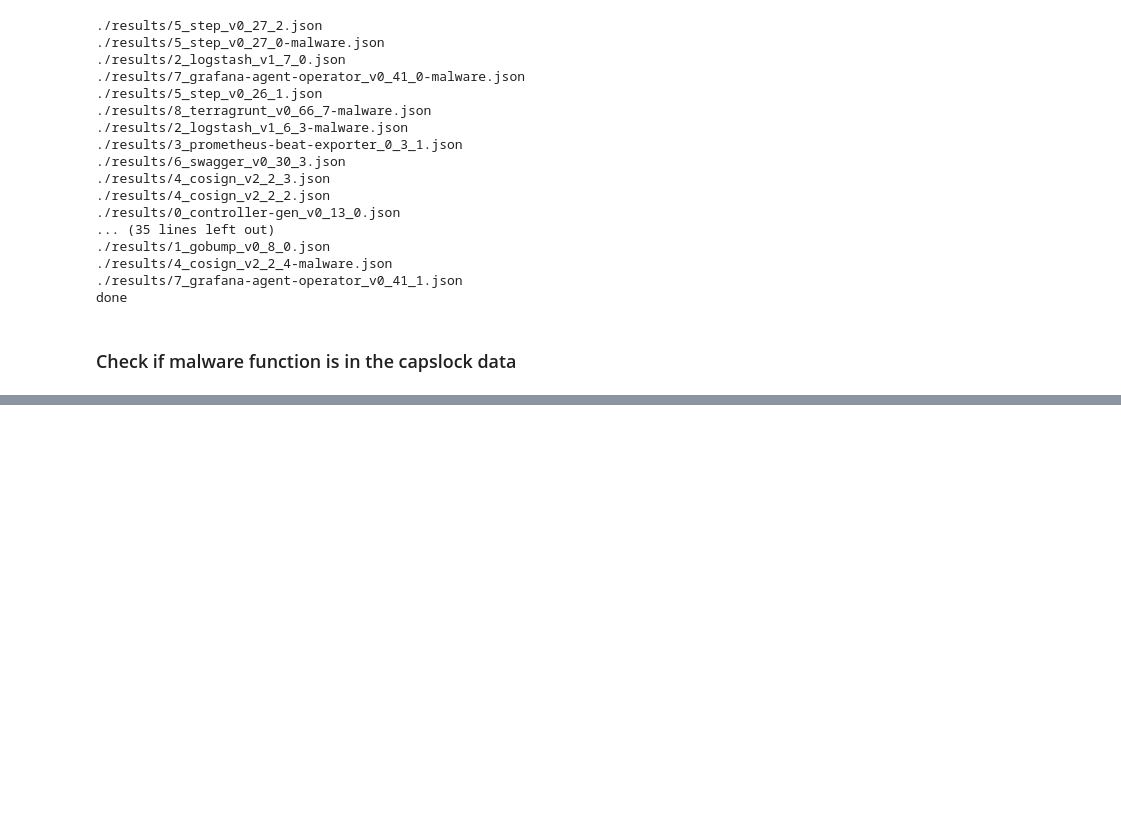
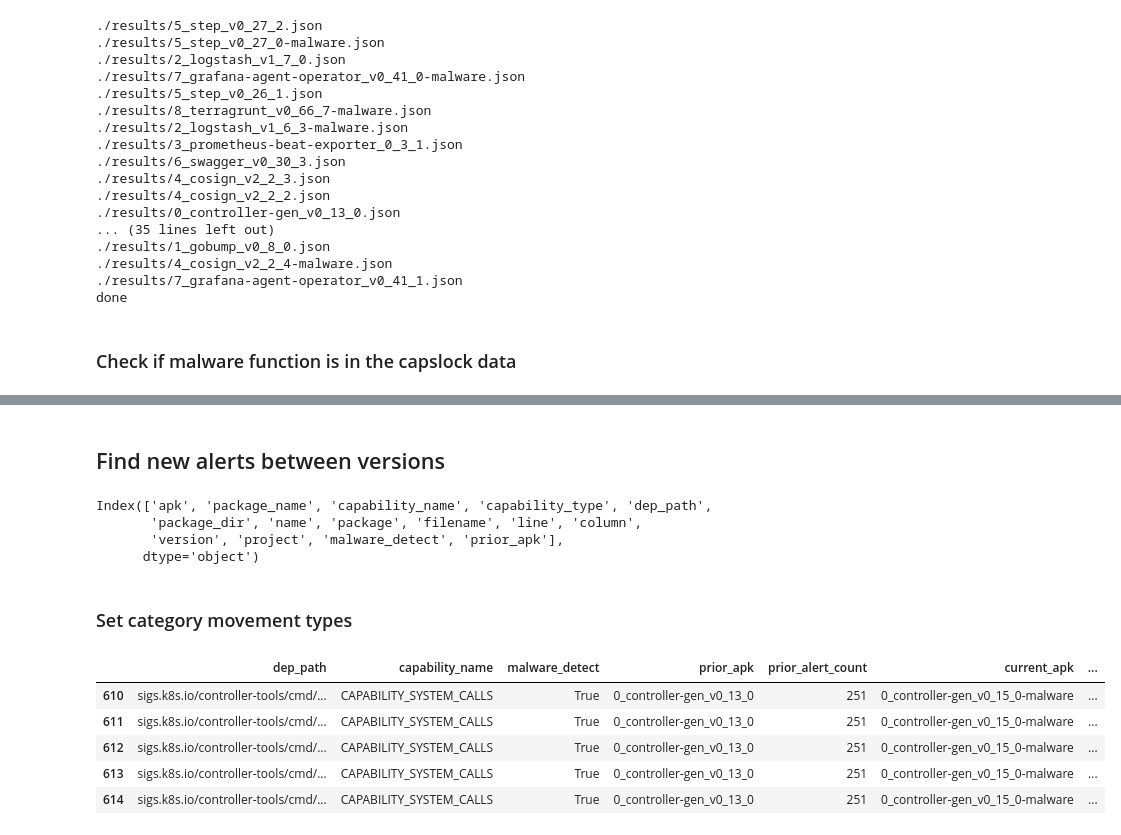
Before and after one commit to tdunlap607/panic-at-the-distro, a Jupyter notebook: malware-scanners/capslock/capslock_results.ipynb, the cells around one changed output, grey strips where cells are left out. Drawn from its saved outputs; the diff is of its cells as text; code cells hidden in the pictures; blank space fills up the shorter version.

```diff
--- a/malware-scanners/capslock/capslock_results.ipynb
+++ b/malware-scanners/capslock/capslock_results.ipynb
@@ -164,0 +186,2 @@ KeyboardInterrupt:
+# %% [markdown]
+## Find new alerts between versions
@@ -164,0 +226,7 @@ KeyboardInterrupt:
+# %%
+combined_df_sorted.columns
+# %% [output]
+Index(['apk', 'package_name', 'capability_name', 'capability_type', 'dep_path',
+       'package_dir', 'name', 'package', 'filename', 'line', 'column',
+       'version', 'project', 'malware_detect', 'prior_apk'],
+      dtype='object')
@@ -164,0 +246,2 @@ KeyboardInterrupt:
+# %% [markdown]
+### Set category movement types
@@ -164,0 +263,9 @@ KeyboardInterrupt:
+# %%
+new_alerts.head()
+# %% [output]
+|  | dep_path | capability_name | malware_detect | prior_apk | prior_alert_count | current_apk | ... |
+| 610 | sigs.k8s.io/controller-tools/cmd/... | CAPABILITY_SYSTEM_CALLS | True | 0_controller-gen_v0_13_0 | 251 | 0_controller-gen_v0_15_0-malware | ... |
+| 611 | sigs.k8s.io/controller-tools/cmd/... | CAPABILITY_SYSTEM_CALLS | True | 0_controller-gen_v0_13_0 | 251 | 0_controller-gen_v0_15_0-malware | ... |
+| 612 | sigs.k8s.io/controller-tools/cmd/... | CAPABILITY_SYSTEM_CALLS | True | 0_controller-gen_v0_13_0 | 251 | 0_controller-gen_v0_15_0-malware | ... |
+| 613 | sigs.k8s.io/controller-tools/cmd/... | CAPABILITY_SYSTEM_CALLS | True | 0_controller-gen_v0_13_0 | 251 | 0_controller-gen_v0_15_0-malware | ... |
+| 614 | sigs.k8s.io/controller-tools/cmd/... | CAPABILITY_SYSTEM_CALLS | True | 0_controller-gen_v0_13_0 | 251 | 0_controller-gen_v0_15_0-malware | ... |
```
Also changed, not shown: parts of 12 cells of this notebook, 1 other file.
